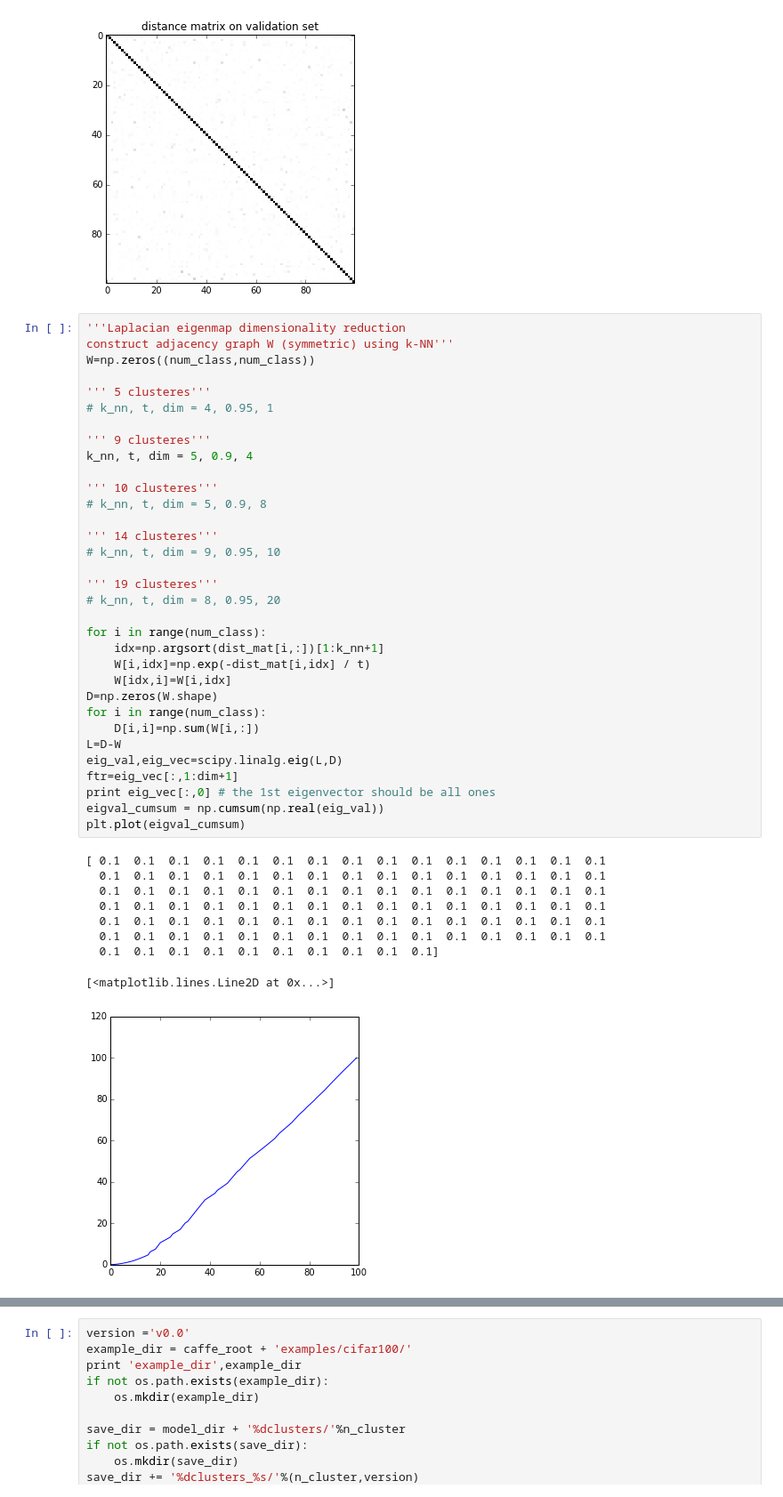
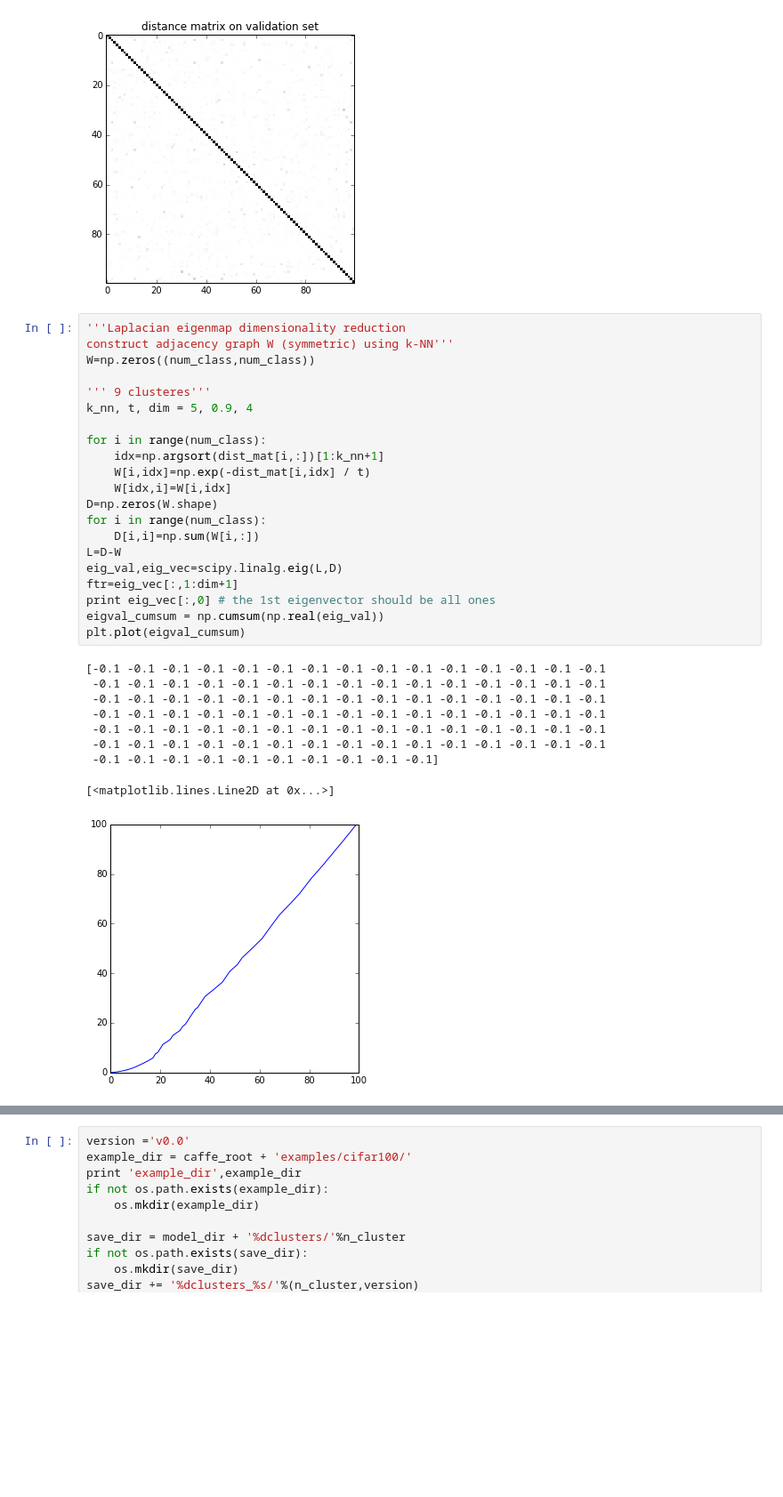
Before and after one commit to stephenyan1231/caffe-public, a Jupyter notebook: examples/cifar100/hdcnn/python/cifar100_NIN_raw.ipynb, the cells around one changed output, grey strips where cells are left out. Shown: that part at 89% size. Saved outputs shown, nothing was run; the diff lists cells and outputs as text; blank space fills up the shorter version.

```diff
--- a/examples/cifar100/hdcnn/python/cifar100_NIN_raw.ipynb
+++ b/examples/cifar100/hdcnn/python/cifar100_NIN_raw.ipynb
@@ -119,46 +113,34 @@ plt.imshow(dist_mat)
 # %%
 '''Laplacian eigenmap dimensionality reduction
 construct adjacency graph W (symmetric) using k-NN'''
 W=np.zeros((num_class,num_class))
 
-''' 5 clusteres'''
-# k_nn, t, dim = 4, 0.95, 1
-
 ''' 9 clusteres'''
 k_nn, t, dim = 5, 0.9, 4
-
-''' 10 clusteres'''
-# k_nn, t, dim = 5, 0.9, 8
-
-''' 14 clusteres'''
-# k_nn, t, dim = 9, 0.95, 10
-
-''' 19 clusteres'''
-# k_nn, t, dim = 8, 0.95, 20
 
 for i in range(num_class):
     idx=np.argsort(dist_mat[i,:])[1:k_nn+1]
     W[i,idx]=np.exp(-dist_mat[i,idx] / t)
     W[idx,i]=W[i,idx]
 D=np.zeros(W.shape)
 for i in range(num_class):
     D[i,i]=np.sum(W[i,:])
 L=D-W
 eig_val,eig_vec=scipy.linalg.eig(L,D)
 ftr=eig_vec[:,1:dim+1]
 print eig_vec[:,0] # the 1st eigenvector should be all ones
 eigval_cumsum = np.cumsum(np.real(eig_val))
 plt.plot(eigval_cumsum)
 # %% [output]
-[ 0.1  0.1  0.1  0.1  0.1  0.1  0.1  0.1  0.1  0.1  0.1  0.1  0.1  0.1  0.1
-  0.1  0.1  0.1  0.1  0.1  0.1  0.1  0.1  0.1  0.1  0.1  0.1  0.1  0.1  0.1
-  0.1  0.1  0.1  0.1  0.1  0.1  0.1  0.1  0.1  0.1  0.1  0.1  0.1  0.1  0.1
-  0.1  0.1  0.1  0.1  0.1  0.1  0.1  0.1  0.1  0.1  0.1  0.1  0.1  0.1  0.1
-  0.1  0.1  0.1  0.1  0.1  0.1  0.1  0.1  0.1  0.1  0.1  0.1  0.1  0.1  0.1
-  0.1  0.1  0.1  0.1  0.1  0.1  0.1  0.1  0.1  0.1  0.1  0.1  0.1  0.1  0.1
-  0.1  0.1  0.1  0.1  0.1  0.1  0.1  0.1  0.1  0.1]
+[-0.1 -0.1 -0.1 -0.1 -0.1 -0.1 -0.1 -0.1 -0.1 -0.1 -0.1 -0.1 -0.1 -0.1 -0.1
+ -0.1 -0.1 -0.1 -0.1 -0.1 -0.1 -0.1 -0.1 -0.1 -0.1 -0.1 -0.1 -0.1 -0.1 -0.1
+ -0.1 -0.1 -0.1 -0.1 -0.1 -0.1 -0.1 -0.1 -0.1 -0.1 -0.1 -0.1 -0.1 -0.1 -0.1
+ -0.1 -0.1 -0.1 -0.1 -0.1 -0.1 -0.1 -0.1 -0.1 -0.1 -0.1 -0.1 -0.1 -0.1 -0.1
+ -0.1 -0.1 -0.1 -0.1 -0.1 -0.1 -0.1 -0.1 -0.1 -0.1 -0.1 -0.1 -0.1 -0.1 -0.1
+ -0.1 -0.1 -0.1 -0.1 -0.1 -0.1 -0.1 -0.1 -0.1 -0.1 -0.1 -0.1 -0.1 -0.1 -0.1
+ -0.1 -0.1 -0.1 -0.1 -0.1 -0.1 -0.1 -0.1 -0.1 -0.1]
 [<matplotlib.lines.Line2D at 0x...>]
-[figure, old version]
+[figure, new version]
 # %%
 '''affinity propagation clustering'''
 if 1:
```
Also changed, not shown: parts of 39 cells of this notebook, 8 other files.
